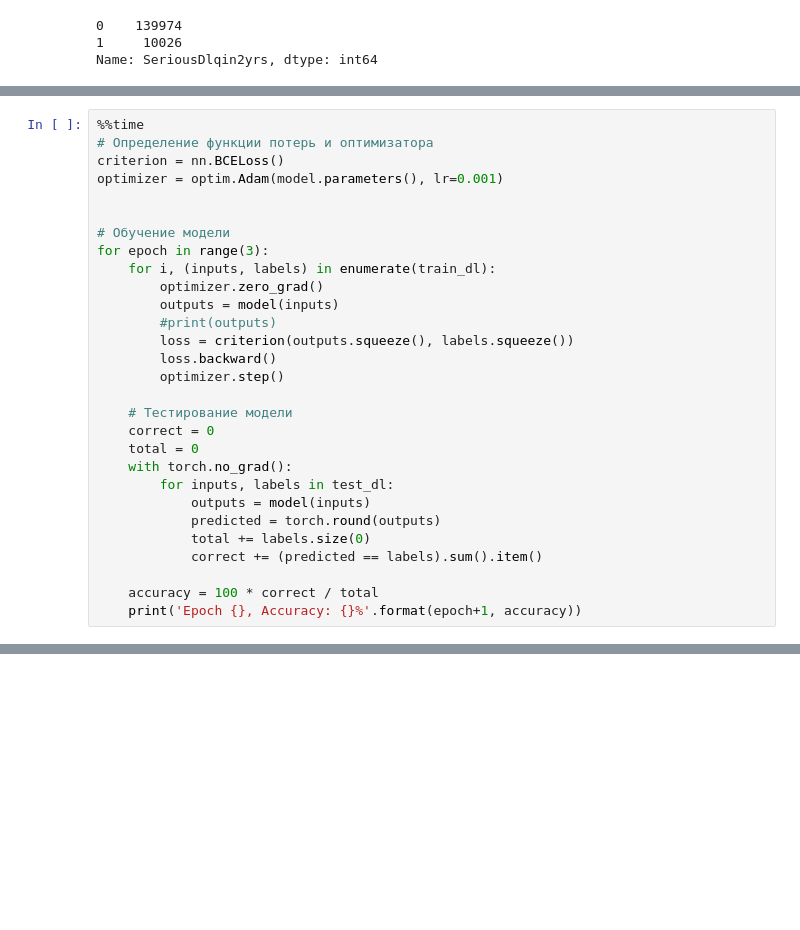
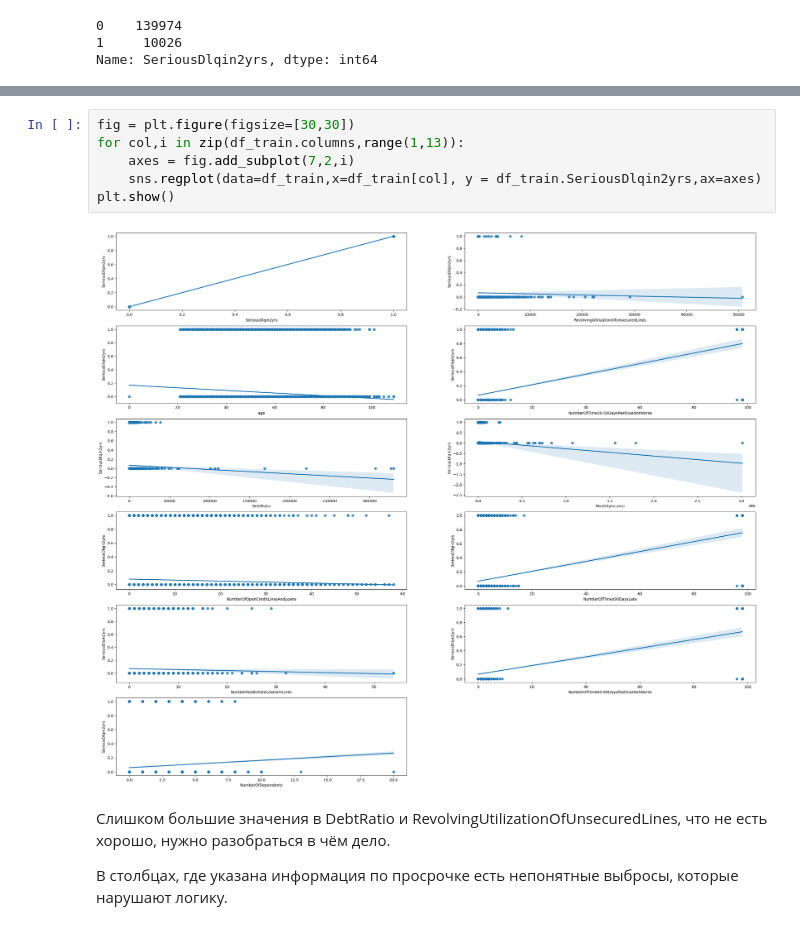
Before and after one commit to Merc1337/Credit-Scoring, a Jupyter notebook: Course_paperwork.ipynb, the cells around one changed output, grey strips where cells are left out. Cells and saved outputs as stored; diff of their text form; blank space fills up the shorter version.

```diff
--- a/Course_paperwork.ipynb
+++ b/Course_paperwork.ipynb
@@ -292,29 +84,0 @@ model = CreditScoring()
-# %%
-%%time
-# Определение функции потерь и оптимизатора
-criterion = nn.BCELoss()
-optimizer = optim.Adam(model.parameters(), lr=0.001)
-
-
-# Обучение модели
-for epoch in range(3):
-    for i, (inputs, labels) in enumerate(train_dl):
-        optimizer.zero_grad()
-        outputs = model(inputs)
-        #print(outputs)
-        loss = criterion(outputs.squeeze(), labels.squeeze())
-        loss.backward()
-        optimizer.step()
-
-    # Тестирование модели
-    correct = 0
-    total = 0
-    with torch.no_grad():
-        for inputs, labels in test_dl:
-            outputs = model(inputs)
-            predicted = torch.round(outputs)
-            total += labels.size(0)
-            correct += (predicted == labels).sum().item()
-
-    accuracy = 100 * correct / total
-    print('Epoch {}, Accuracy: {}%'.format(epoch+1, accuracy))
@@ -326,0 +96,12 @@ Wall time: 22.4 s
+# %%
+fig = plt.figure(figsize=[30,30])
+for col,i in zip(df_train.columns,range(1,13)):
+    axes = fig.add_subplot(7,2,i)
+    sns.regplot(data=df_train,x=df_train[col], y = df_train.SeriousDlqin2yrs,ax=axes)
+plt.show()
+# %% [output]
+[figure, added]
+# %% [markdown]
+Слишком большие значения в DebtRatio и RevolvingUtilizationOfUnsecuredLines, что не есть хорошо, нужно разобраться в чём дело.
+
+В столбцах, где указана информация по просрочке есть непонятные выбросы, которые нарушают логику.
```
Also changed, not shown: parts of 84 cells of this notebook.
